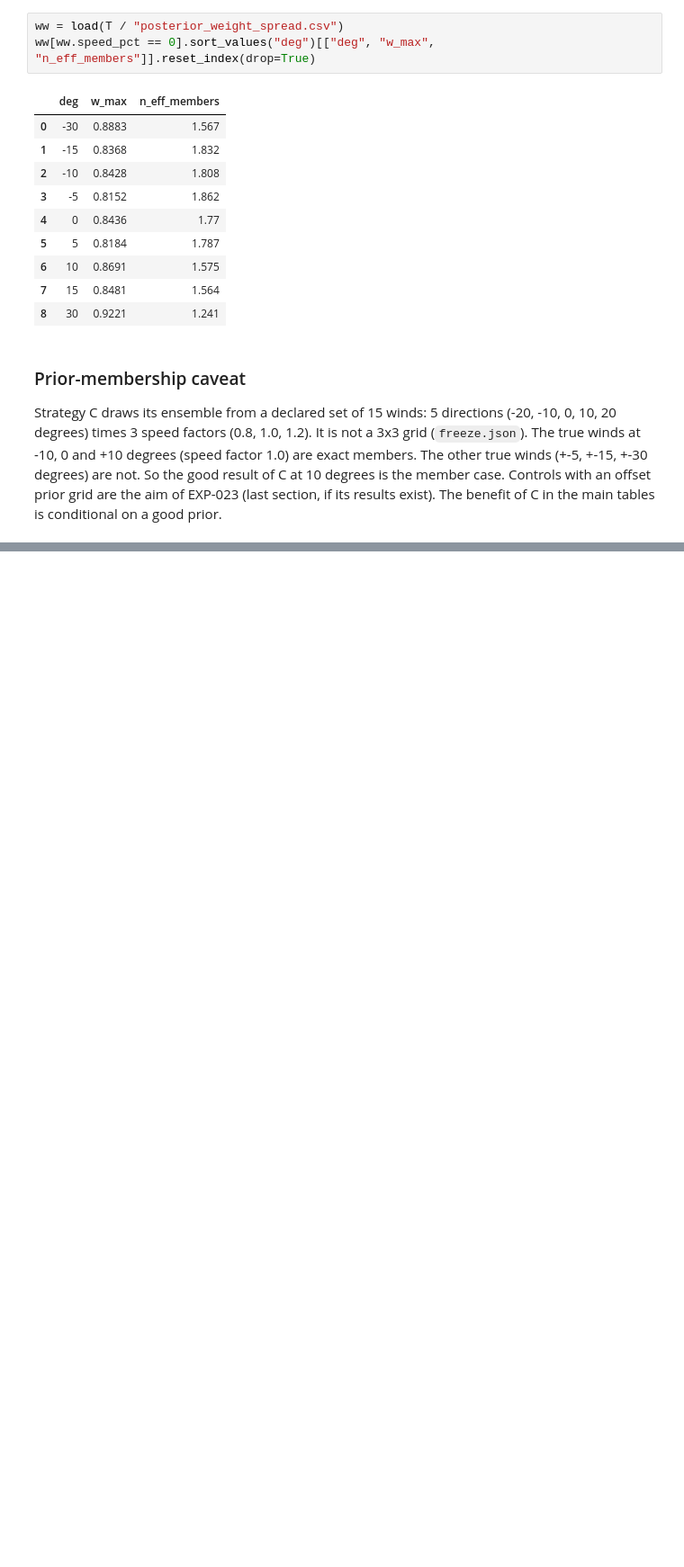
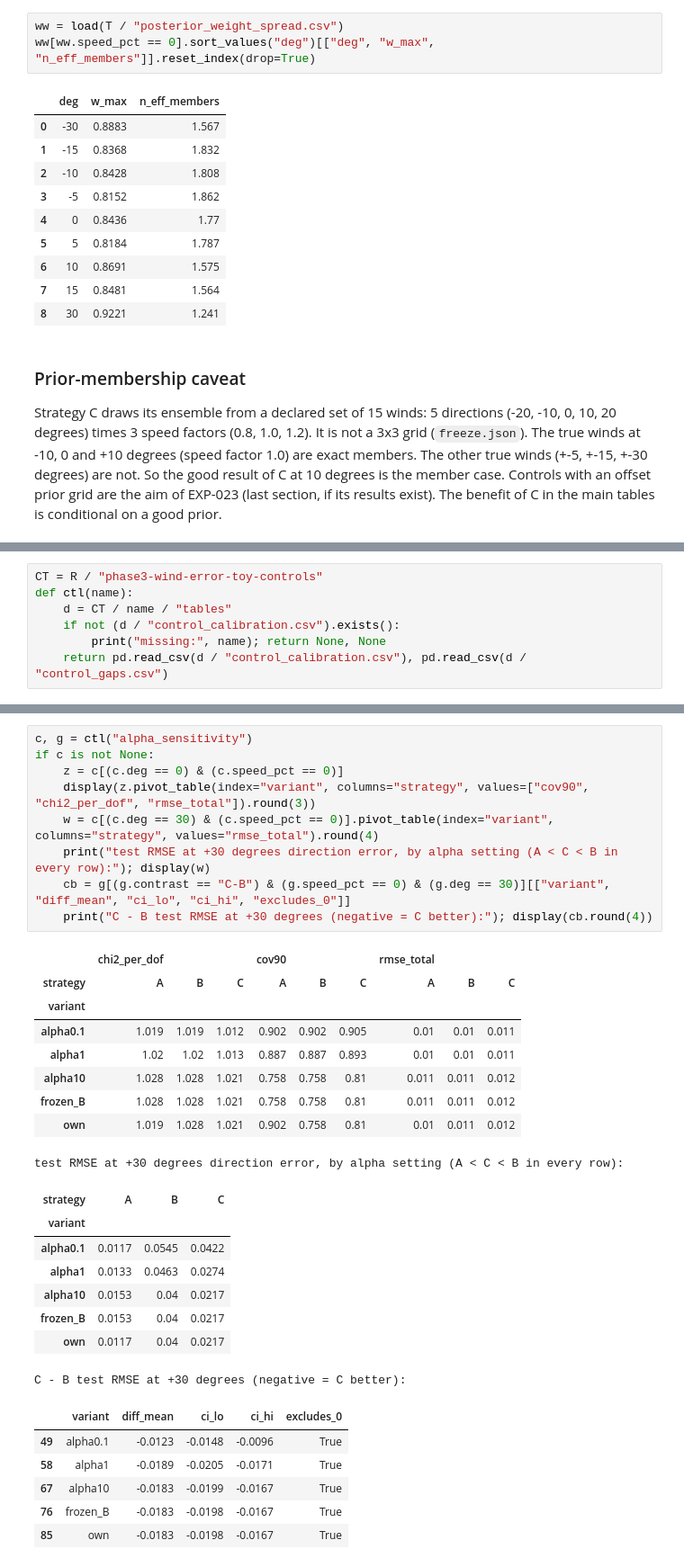
Before and after one commit to yubrajbhandari923/pravah, a Jupyter notebook: notebooks/09_phase3_winds_and_uncertainty.ipynb, the cells around one changed output, grey strips where cells are left out. Shown at 90% size. Drawn from its saved outputs; the diff is of its cells as text; blank space fills up the shorter version.

```diff
--- a/notebooks/09_phase3_winds_and_uncertainty.ipynb
+++ b/notebooks/09_phase3_winds_and_uncertainty.ipynb
@@ -270,0 +271,7 @@ EXP-023 has no production tables yet (smoke runs only or not in the repository):
+# %%
+CT = R / "phase3-wind-error-toy-controls"
+def ctl(name):
+    d = CT / name / "tables"
+    if not (d / "control_calibration.csv").exists():
+        print("missing:", name); return None, None
+    return pd.read_csv(d / "control_calibration.csv"), pd.read_csv(d / "control_gaps.csv")
@@ -270,0 +282,33 @@ EXP-023 has no production tables yet (smoke runs only or not in the repository):
+# %%
+c, g = ctl("alpha_sensitivity")
+if c is not None:
+    z = c[(c.deg == 0) & (c.speed_pct == 0)]
+    display(z.pivot_table(index="variant", columns="strategy", values=["cov90", "chi2_per_dof", "rmse_total"]).round(3))
+    w = c[(c.deg == 30) & (c.speed_pct == 0)].pivot_table(index="variant", columns="strategy", values="rmse_total").round(4)
+    print("test RMSE at +30 degrees direction error, by alpha setting (A < C < B in every row):"); display(w)
+    cb = g[(g.contrast == "C-B") & (g.speed_pct == 0) & (g.deg == 30)][["variant", "diff_mean", "ci_lo", "ci_hi", "excludes_0"]]
+    print("C - B test RMSE at +30 degrees (negative = C better):"); display(cb.round(4))
+# %% [output]
+|  | chi2_per_dof |  |  | cov90 |  |  | rmse_total |  |  |
+| strategy | A | B | C | A | B | C | A | B | C |
+| variant |  |  |  |  |  |  |  |  |  |
+| alpha0.1 | 1.019 | 1.019 | 1.012 | 0.902 | 0.902 | 0.905 | 0.01 | 0.01 | 0.011 |
+| alpha1 | 1.02 | 1.02 | 1.013 | 0.887 | 0.887 | 0.893 | 0.01 | 0.01 | 0.011 |
+| alpha10 | 1.028 | 1.028 | 1.021 | 0.758 | 0.758 | 0.81 | 0.011 | 0.011 | 0.012 |
+| frozen_B | 1.028 | 1.028 | 1.021 | 0.758 | 0.758 | 0.81 | 0.011 | 0.011 | 0.012 |
+| own | 1.019 | 1.028 | 1.021 | 0.902 | 0.758 | 0.81 | 0.01 | 0.011 | 0.012 |
+test RMSE at +30 degrees direction error, by alpha setting (A < C < B in every row):
+| strategy | A | B | C |
+| variant |  |  |  |
+| alpha0.1 | 0.0117 | 0.0545 | 0.0422 |
+| alpha1 | 0.0133 | 0.0463 | 0.0274 |
+| alpha10 | 0.0153 | 0.04 | 0.0217 |
+| frozen_B | 0.0153 | 0.04 | 0.0217 |
+| own | 0.0117 | 0.04 | 0.0217 |
+C - B test RMSE at +30 degrees (negative = C better):
+|  | variant | diff_mean | ci_lo | ci_hi | excludes_0 |
+| 49 | alpha0.1 | -0.0123 | -0.0148 | -0.0096 | True |
+| 58 | alpha1 | -0.0189 | -0.0205 | -0.0171 | True |
+| 67 | alpha10 | -0.0183 | -0.0199 | -0.0167 | True |
+| 76 | frozen_B | -0.0183 | -0.0198 | -0.0167 | True |
+| 85 | own | -0.0183 | -0.0198 | -0.0167 | True |
```
Also changed, not shown: parts of 17 cells of this notebook.
